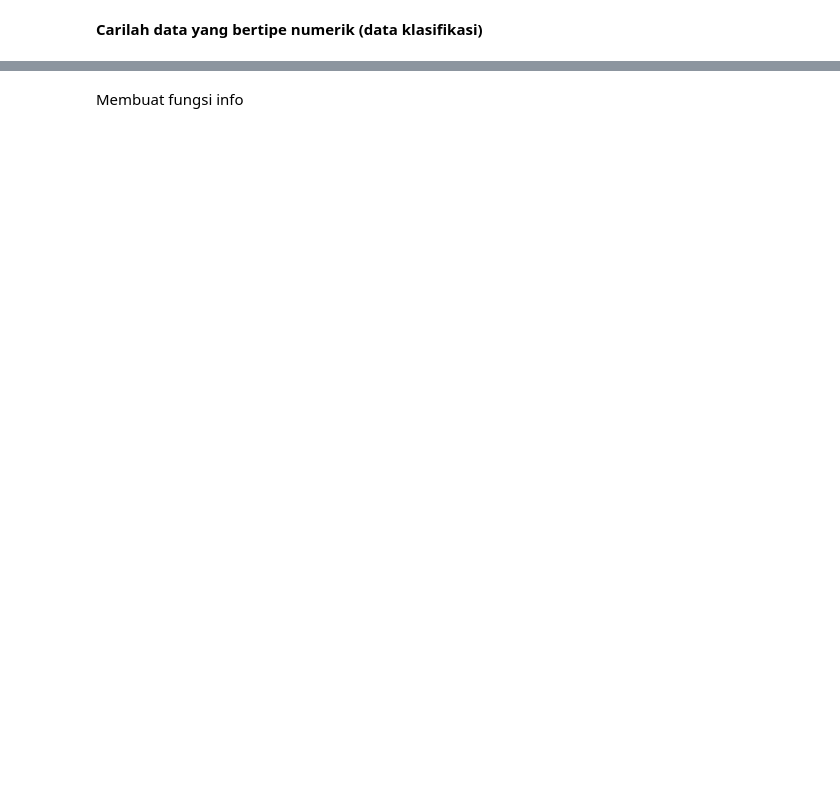
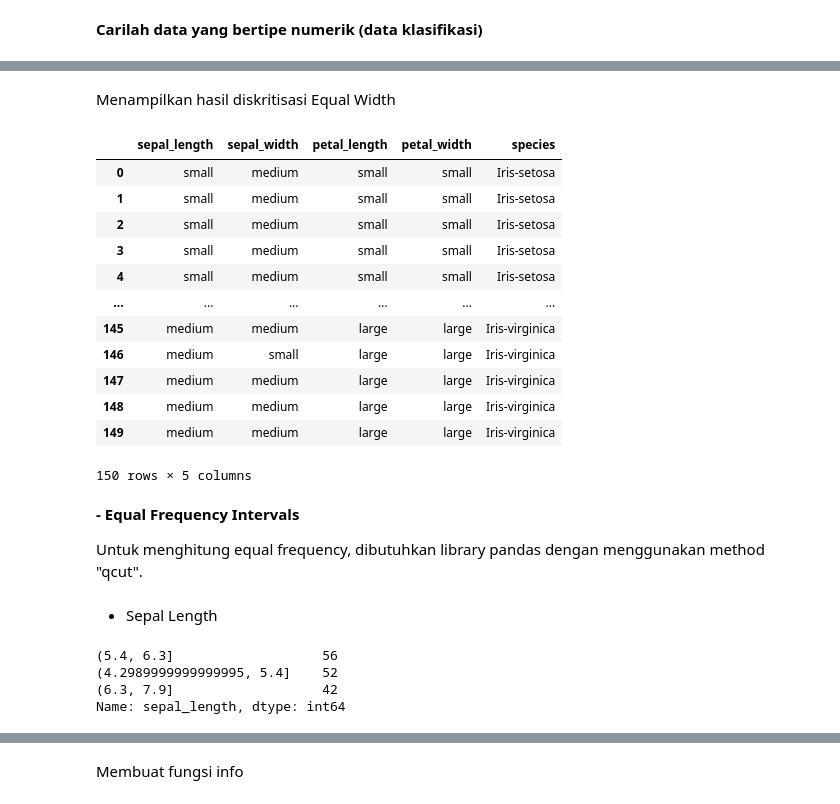
Before and after one commit to RibutDwiArtah023/DATAMINING, a Jupyter notebook: _sources/Tugas2.ipynb, the cells around one changed output, grey strips where cells are left out. Drawn from its saved outputs; the diff is of its cells as text; code cells hidden in the pictures; blank space fills up the shorter version.

```diff
--- a/_sources/Tugas2.ipynb
+++ b/_sources/Tugas2.ipynb
@@ -241,0 +113,9 @@ membuat category random untuk semua data
+# %%
+#perhitungan atribut lebar
+
+labels = ["small", "medium", "large"]
+amount_of_binning = len(labels)
+#melakukan binning dengan atribut lebar petal dalam cm (1.4)
+label_sepalLenght = pd.cut(df['sepal_length'],amount_of_binning, True, labels)
+sepalLength_binning = label_sepalLenght.value_counts()
+print(sepalLength_binning)
@@ -241,0 +160,9 @@ membuat category random untuk semua data
+# %%
+# perhitungan atribut sepal width label
+
+labels = ["small", "medium", "large"]
+amount_of_binning = len(labels)
+#melakukan binning dengan atribut lebar petal dalam cm (1.4)
+label_sepalWidth = pd.cut(df['sepal_width'],amount_of_binning, True, labels)
+sepalWidth_binning= label_sepalWidth.value_counts()
+print(sepalWidth_binning)
@@ -241,0 +207,9 @@ membuat category random untuk semua data
+# %%
+# perhitungan atribut petal width label
+
+labels = ["small", "medium", "large"]
+amount_of_binning = len(labels)
+#melakukan binning dengan atribut lebar petal dalam cm (1.4)
+label_petalLength = pd.cut(df['petal_length'],amount_of_binning, True, labels)
+l_petal_binning = label_petalLength.value_counts()
+print(l_petal_binning)
@@ -241,0 +254,9 @@ membuat category random untuk semua data
+# %%
+# perhitungan atribut petal width label
+
+labels = ["small", "medium", "large"]
+amount_of_binning = len(labels)
+#melakukan binning dengan atribut lebar petal dalam cm (1.4)
+label_petalWidth = pd.cut(df['petal_width'],amount_of_binning, True, labels)
+w_petal_binning = label_petalWidth.value_counts()
+print(w_petal_binning)
@@ -241,0 +286,37 @@ membuat category random untuk semua data
+# %% [markdown]
+Menampilkan hasil diskritisasi Equal Width
+# %%
+pd.concat((label_sepalLenght,label_sepalWidth,label_petalLength,label_petalWidth,df["species"]), axis=1)
+# %% [output]
+|  | sepal_length | sepal_width | petal_length | petal_width | species |
+| 0 | small | medium | small | small | Iris-setosa |
+| 1 | small | medium | small | small | Iris-setosa |
+| 2 | small | medium | small | small | Iris-setosa |
+| 3 | small | medium | small | small | Iris-setosa |
+| 4 | small | medium | small | small | Iris-setosa |
+| ... | ... | ... | ... | ... | ... |
+| 145 | medium | medium | large | large | Iris-virginica |
+| 146 | medium | small | large | large | Iris-virginica |
+| 147 | medium | medium | large | large | Iris-virginica |
+| 148 | medium | medium | large | large | Iris-virginica |
+| 149 | medium | medium | large | large | Iris-virginica |
+150 rows × 5 columns
+# %% [markdown]
+**- Equal Frequency Intervals**
+
+ Untuk menghitung equal frequency, dibutuhkan library pandas dengan menggunakan method "qcut".
+# %% [markdown]
+* Sepal Length
+# %%
+# perhitungan atribut sepal length tanpa label
+
+labels = ["small", "medium", "large"]
+amount_of_binning = len(labels)
+# melakukan binning dengan atribut sepal length
+binning_interval_sl = pd.qcut(df['sepal_length'],amount_of_binning).value_counts()
+print(binning_interval_sl)
+# %% [output]
+(5.4, 6.3]                   56
+(4.2989999999999995, 5.4]    52
+(6.3, 7.9]                   42
+Name: sepal_length, dtype: int64
```
Also changed, not shown: parts of 121 cells of this notebook.
